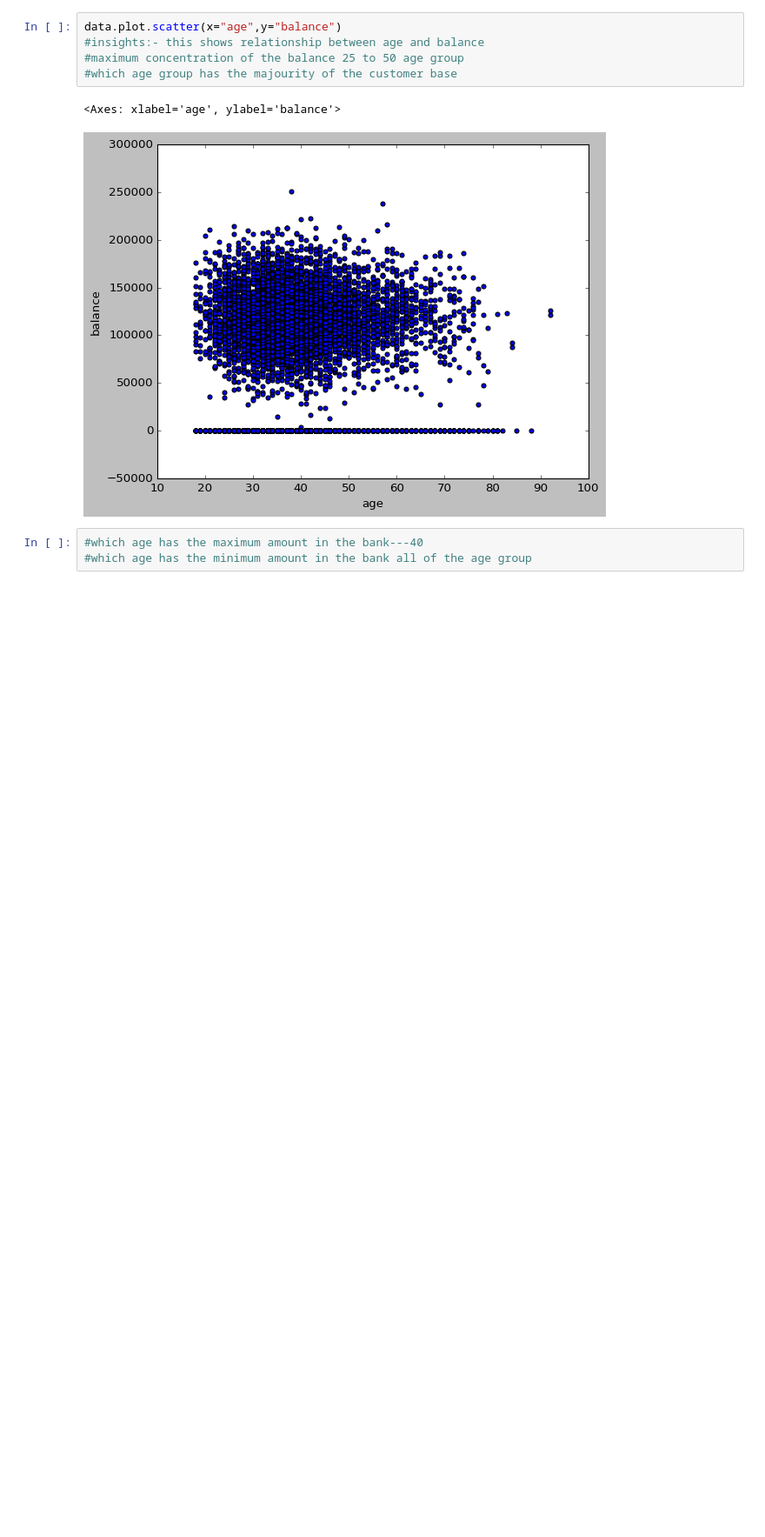
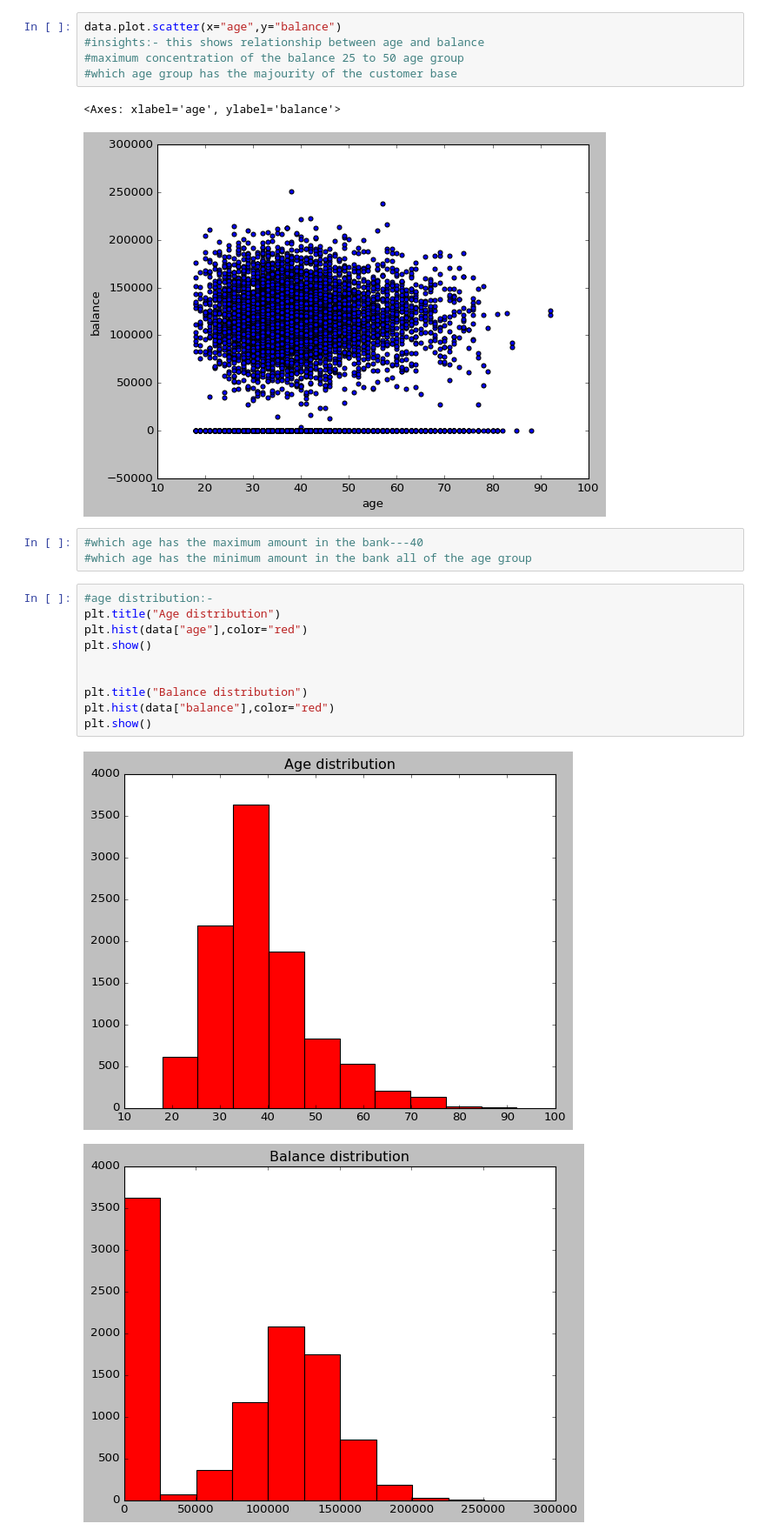
Before and after one commit to omkarpattnaik8080/Matplotlib01, a Jupyter notebook: MatplotlibComplete.ipynb, the cells around one changed output. Shown at 87% size. Saved outputs shown, nothing was run; the diff lists cells and outputs as text; blank space fills up the shorter version.

```diff
--- a/MatplotlibComplete.ipynb
+++ b/MatplotlibComplete.ipynb
@@ -432,3 +432,16 @@ data.plot.scatter(x="age",y="balance")
 # %%
 #which age has the maximum amount in the bank---40
 #which age has the minimum amount in the bank all of the age group
+# %%
+#age distribution:-
+plt.title("Age distribution")
+plt.hist(data["age"],color="red")
+plt.show()
+
+
+plt.title("Balance distribution")
+plt.hist(data["balance"],color="red")
+plt.show()
+# %% [output]
+[figure, added]
+[figure, added]
```
